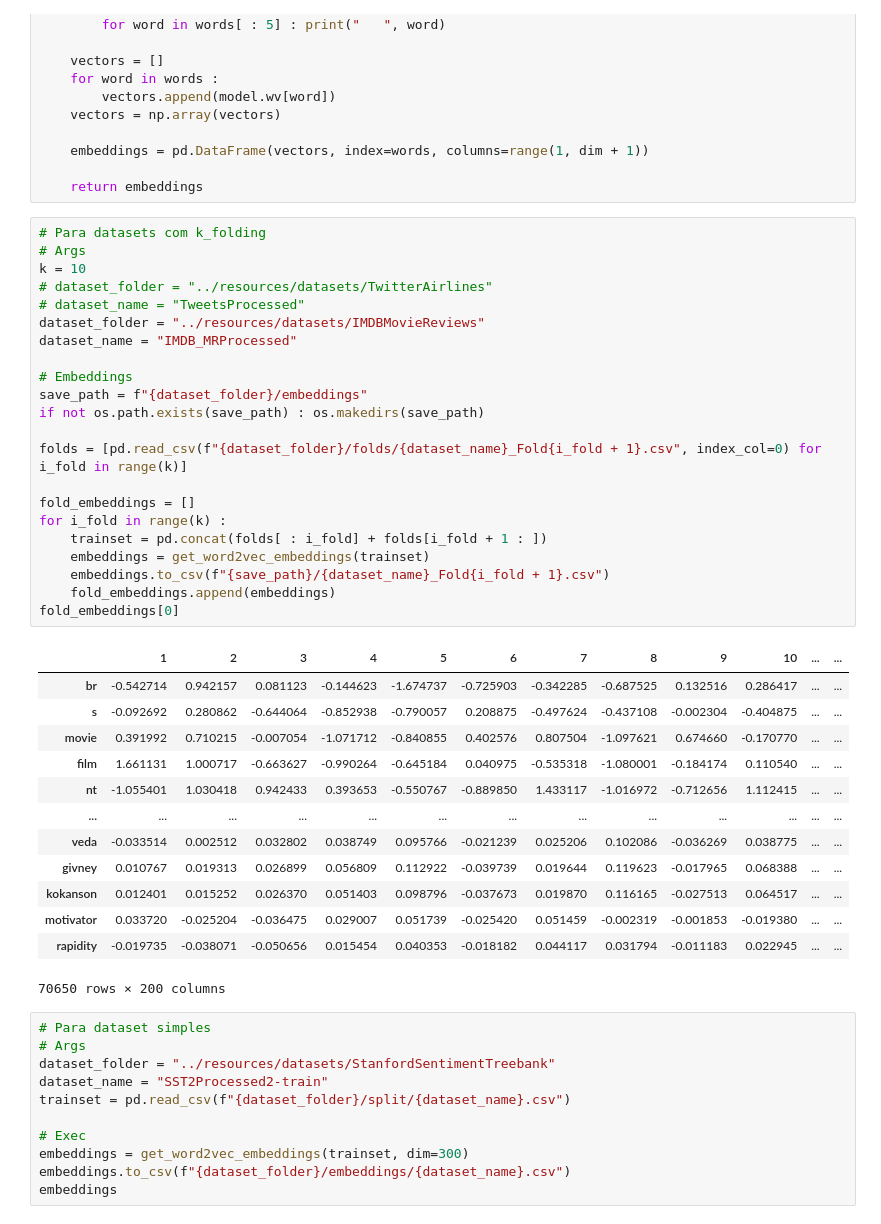
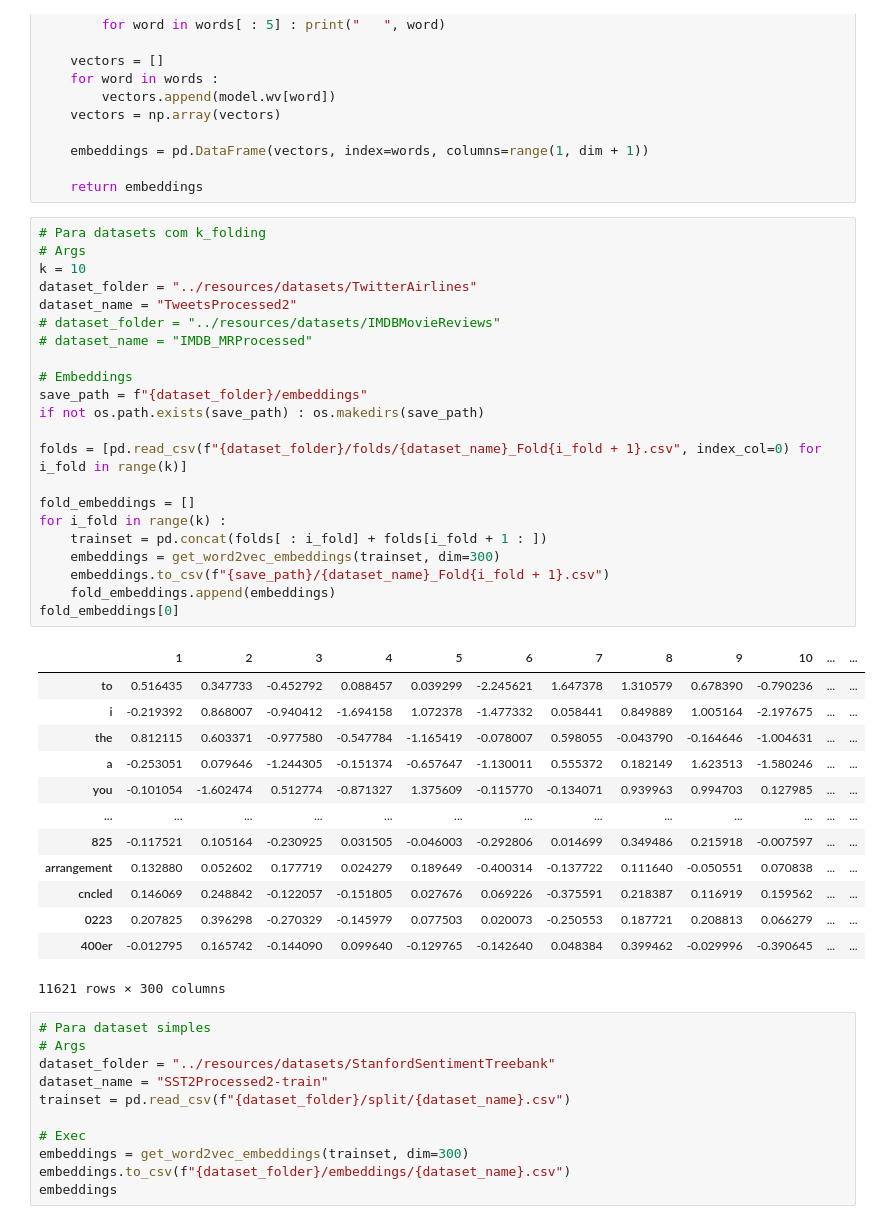
Before and after one commit to AzevedoArthur/nlp-final, a Jupyter notebook: embedding.ipynb, the cells around one changed output. Cells and saved outputs as stored; diff of their text form.

```diff
--- a/embedding.ipynb
+++ b/embedding.ipynb
@@ -34,39 +34,39 @@ def get_word2vec_embeddings(dataset:pd.DataFrame, verbose:bool=False, dim:int=20
 # %%
 # Para datasets com k_folding
 # Args
 k = 10
-# dataset_folder = "../resources/datasets/TwitterAirlines"
-# dataset_name = "TweetsProcessed"
-dataset_folder = "../resources/datasets/IMDBMovieReviews"
-dataset_name = "IMDB_MRProcessed"
+dataset_folder = "../resources/datasets/TwitterAirlines"
+dataset_name = "TweetsProcessed2"
+# dataset_folder = "../resources/datasets/IMDBMovieReviews"
+# dataset_name = "IMDB_MRProcessed"
 
 # Embeddings
 save_path = f"{dataset_folder}/embeddings"
 if not os.path.exists(save_path) : os.makedirs(save_path)
 
 folds = [pd.read_csv(f"{dataset_folder}/folds/{dataset_name}_Fold{i_fold + 1}.csv", index_col=0) for i_fold in range(k)]
 
 fold_embeddings = []
 for i_fold in range(k) :
     trainset = pd.concat(folds[ : i_fold] + folds[i_fold + 1 : ])
-    embeddings = get_word2vec_embeddings(trainset)
+    embeddings = get_word2vec_embeddings(trainset, dim=300)
     embeddings.to_csv(f"{save_path}/{dataset_name}_Fold{i_fold + 1}.csv")
     fold_embeddings.append(embeddings)
 fold_embeddings[0]
 # %% [output]
 |  | 1 | 2 | 3 | 4 | 5 | 6 | 7 | 8 | 9 | 10 | ... | ... |
-| br | -0.542714 | 0.942157 | 0.081123 | -0.144623 | -1.674737 | -0.725903 | -0.342285 | -0.687525 | 0.132516 | 0.286417 | ... | ... |
-| s | -0.092692 | 0.280862 | -0.644064 | -0.852938 | -0.790057 | 0.208875 | -0.497624 | -0.437108 | -0.002304 | -0.404875 | ... | ... |
-| movie | 0.391992 | 0.710215 | -0.007054 | -1.071712 | -0.840855 | 0.402576 | 0.807504 | -1.097621 | 0.674660 | -0.170770 | ... | ... |
-| film | 1.661131 | 1.000717 | -0.663627 | -0.990264 | -0.645184 | 0.040975 | -0.535318 | -1.080001 | -0.184174 | 0.110540 | ... | ... |
-| nt | -1.055401 | 1.030418 | 0.942433 | 0.393653 | -0.550767 | -0.889850 | 1.433117 | -1.016972 | -0.712656 | 1.112415 | ... | ... |
+| to | 0.516435 | 0.347733 | -0.452792 | 0.088457 | 0.039299 | -2.245621 | 1.647378 | 1.310579 | 0.678390 | -0.790236 | ... | ... |
+| i | -0.219392 | 0.868007 | -0.940412 | -1.694158 | 1.072378 | -1.477332 | 0.058441 | 0.849889 | 1.005164 | -2.197675 | ... | ... |
+| the | 0.812115 | 0.603371 | -0.977580 | -0.547784 | -1.165419 | -0.078007 | 0.598055 | -0.043790 | -0.164646 | -1.004631 | ... | ... |
+| a | -0.253051 | 0.079646 | -1.244305 | -0.151374 | -0.657647 | -1.130011 | 0.555372 | 0.182149 | 1.623513 | -1.580246 | ... | ... |
+| you | -0.101054 | -1.602474 | 0.512774 | -0.871327 | 1.375609 | -0.115770 | -0.134071 | 0.939963 | 0.994703 | 0.127985 | ... | ... |
 | ... | ... | ... | ... | ... | ... | ... | ... | ... | ... | ... | ... | ... |
-| veda | -0.033514 | 0.002512 | 0.032802 | 0.038749 | 0.095766 | -0.021239 | 0.025206 | 0.102086 | -0.036269 | 0.038775 | ... | ... |
-| givney | 0.010767 | 0.019313 | 0.026899 | 0.056809 | 0.112922 | -0.039739 | 0.019644 | 0.119623 | -0.017965 | 0.068388 | ... | ... |
-| kokanson | 0.012401 | 0.015252 | 0.026370 | 0.051403 | 0.098796 | -0.037673 | 0.019870 | 0.116165 | -0.027513 | 0.064517 | ... | ... |
-| motivator | 0.033720 | -0.025204 | -0.036475 | 0.029007 | 0.051739 | -0.025420 | 0.051459 | -0.002319 | -0.001853 | -0.019380 | ... | ... |
-| rapidity | -0.019735 | -0.038071 | -0.050656 | 0.015454 | 0.040353 | -0.018182 | 0.044117 | 0.031794 | -0.011183 | 0.022945 | ... | ... |
+| 825 | -0.117521 | 0.105164 | -0.230925 | 0.031505 | -0.046003 | -0.292806 | 0.014699 | 0.349486 | 0.215918 | -0.007597 | ... | ... |
+| arrangement | 0.132880 | 0.052602 | 0.177719 | 0.024279 | 0.189649 | -0.400314 | -0.137722 | 0.111640 | -0.050551 | 0.070838 | ... | ... |
+| cncled | 0.146069 | 0.248842 | -0.122057 | -0.151805 | 0.027676 | 0.069226 | -0.375591 | 0.218387 | 0.116919 | 0.159562 | ... | ... |
+| 0223 | 0.207825 | 0.396298 | -0.270329 | -0.145979 | 0.077503 | 0.020073 | -0.250553 | 0.187721 | 0.208813 | 0.066279 | ... | ... |
+| 400er | -0.012795 | 0.165742 | -0.144090 | 0.099640 | -0.129765 | -0.142640 | 0.048384 | 0.399462 | -0.029996 | -0.390645 | ... | ... |
-70650 rows × 200 columns
+11621 rows × 300 columns
 # %%
 # Para dataset simples
 # Args
```
Also changed, not shown: 4 other files.
